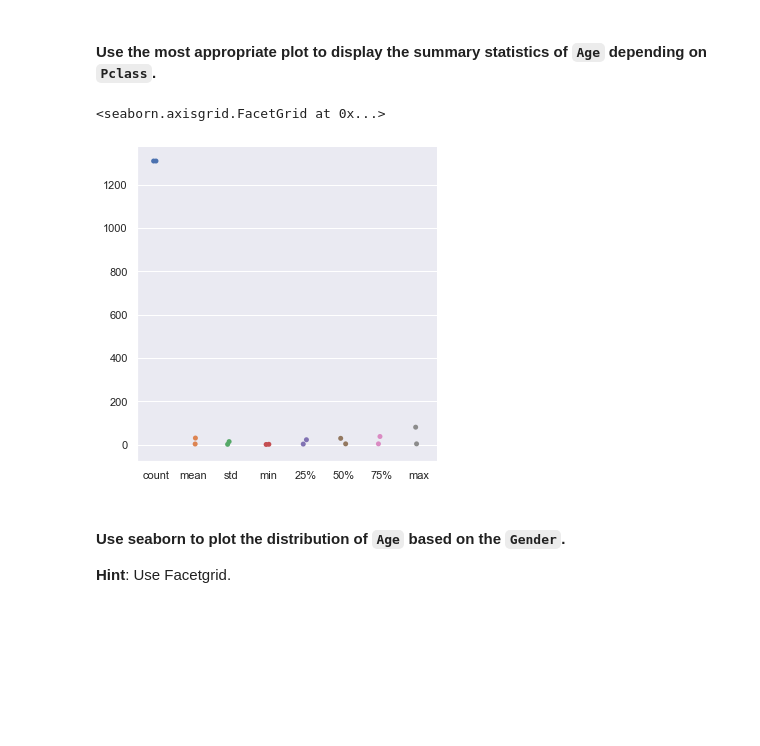
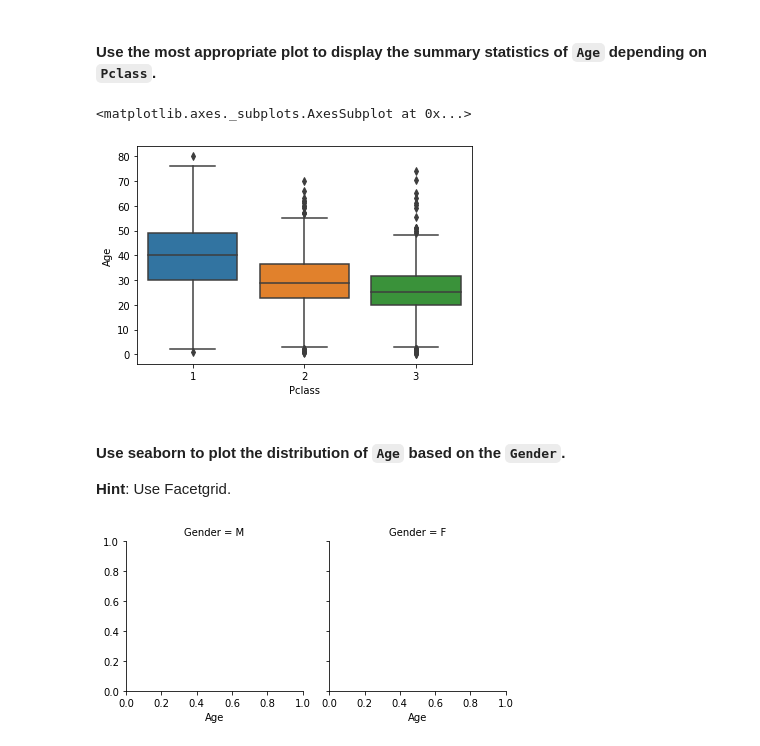
Before and after one commit to Skye-FY/daft0120slab, a Jupyter notebook: module-2/Matplotlib-Seaborn/your-code/main.ipynb, the cells around one changed output. Drawn from its saved outputs; the diff is of its cells as text; code cells hidden in the pictures; blank space fills up the shorter version.

```diff
--- a/module-2/Matplotlib-Seaborn/your-code/main.ipynb
+++ b/module-2/Matplotlib-Seaborn/your-code/main.ipynb
@@ -475,15 +482,13 @@ sibsp and parch
 """
 # %% [markdown]
 #### Use the most appropriate plot to display the summary statistics of `Age` depending on `Pclass`.
-# %%
-# your code here
-t_tp = pd.DataFrame(titanic[['Age','Pclass']].describe().transpose())
-# sns.barplot(data=t_a)
-sns.catplot(data=t_tp)
-# t_tp
-# %% [output]
-<seaborn.axisgrid.FacetGrid at 0x...>
-[figure, removed]
+# %%
+# your code here
+
+sns.boxplot(titanic['Pclass'],titanic['Age'])
+# %% [output]
+<matplotlib.axes._subplots.AxesSubplot at 0x...>
+[figure, added]
 # %% [markdown]
 #### Use seaborn to plot the distribution of `Age` based on the `Gender`.
 **Hint**: Use Facetgrid.
@@ -491,0 +495,6 @@ sns.catplot(data=t_tp)
+# %%
+# your code here
+t_gender_age = sns.FacetGrid(titanic, col="Gender", col_order=['M', 'F'])
+t_gender_age = t_gender_age.map(plt.hist, 'Age')
+# %% [output]
+[figure, added]
```
Also changed, not shown: parts of 12 cells of this notebook.
